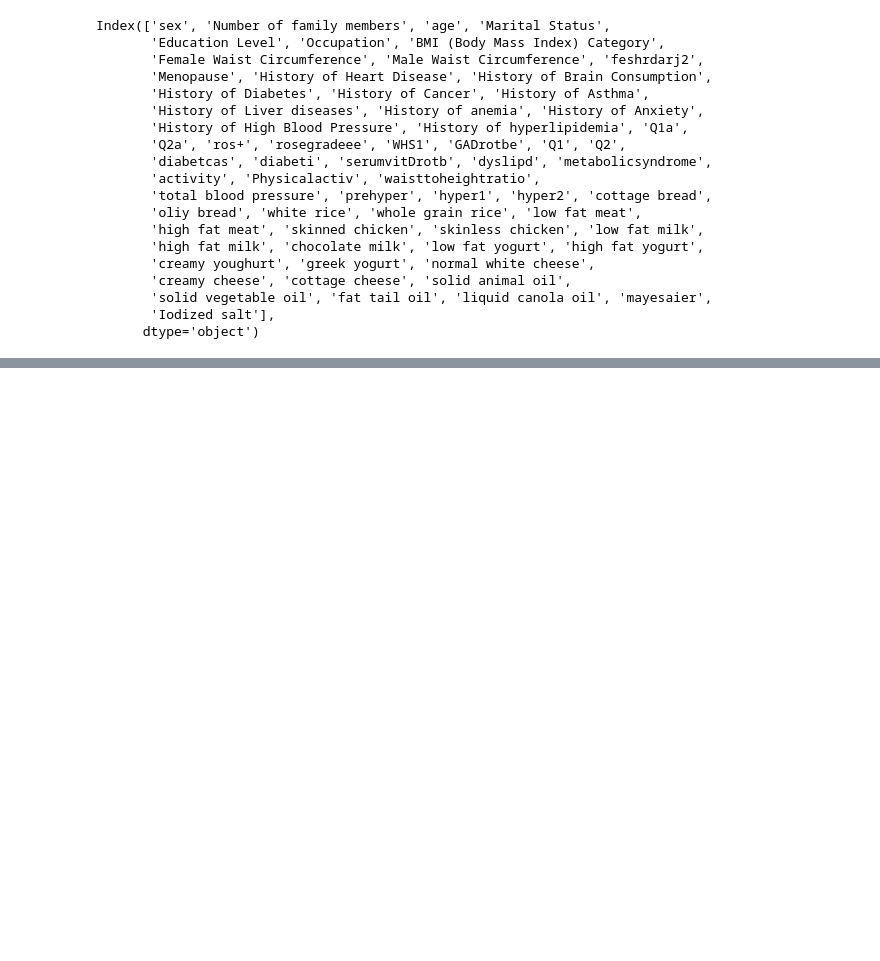
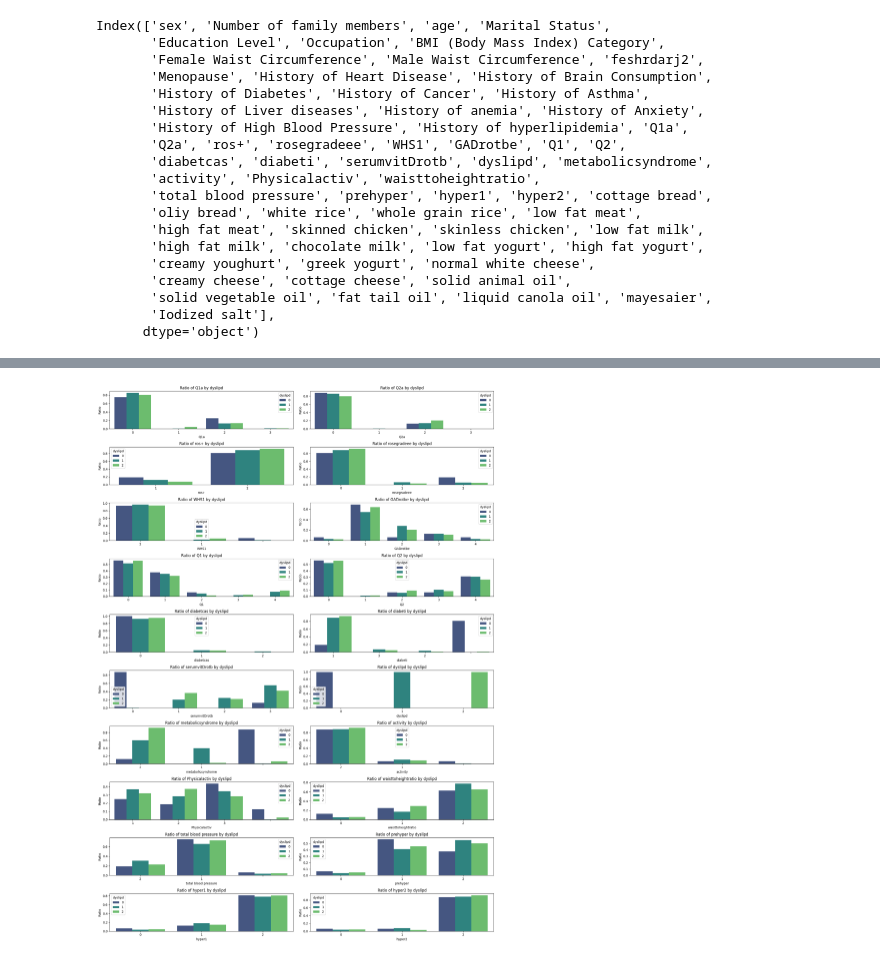
Before and after one commit to FaezehFarhan/Dyslipidemia, a Jupyter notebook: version1.ipynb, the cells around one changed output, grey strips where cells are left out. Cells and saved outputs as stored; diff of their text form; code cells hidden in the pictures; blank space fills up the shorter version.

```diff
--- a/version1.ipynb
+++ b/version1.ipynb
@@ -357,0 +364,34 @@ calculate_and_plot_ratio(data, ['dyslipd', 'Menopause'], 'Menopause')
+# %%
+value_columns_cviridis = [
+    ('Q1a', 'Q1a'),
+    ('Q2a', 'Q2a'),
+    ('ros+', 'ros+'),
+    ('rosegradeee', 'rosegradeee'),
+    ('WHS1', 'WHS1'),
+    ('GADrotbe', 'GADrotbe'),
+    ('Q1', 'Q1'),
+    ('Q2', 'Q2'),
+    ('diabetcas', 'diabetcas'),
+    ('diabeti', 'diabeti'),
+    ('serumvitDrotb', 'serumvitDrotb'),
+    ('dyslipd', 'dyslipd'),
+    ('metabolicsyndrome', 'metabolicsyndrome'),
+    ('activity', 'activity'),
+    ('Physicalactiv', 'Physicalactiv'),
+    ('waisttoheightratio', 'waisttoheightratio'),
+    ('total blood pressure', 'total blood pressure'),
+    ('prehyper', 'prehyper'),
+    ('hyper1', 'hyper1'),
+    ('hyper2', 'hyper2')
+]
+
+fig, axes = plt.subplots(10, 2, figsize=(18, 25))
+axes = axes.flatten()
+
+for ax, (group_col, value_col) in zip(axes, value_columns_cviridis):
+    calculate_and_plot_ratio(data, ['dyslipd', group_col], value_col, ax, palette=palette_viridis)
+
+plt.tight_layout()
+plt.show()
+# %% [output]
+[figure, added]
```
Also changed, not shown: parts of 16 cells of this notebook.
